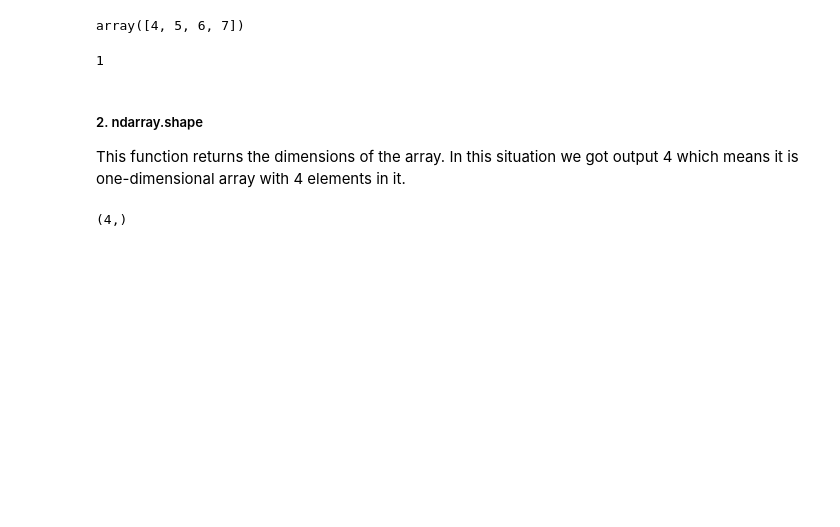
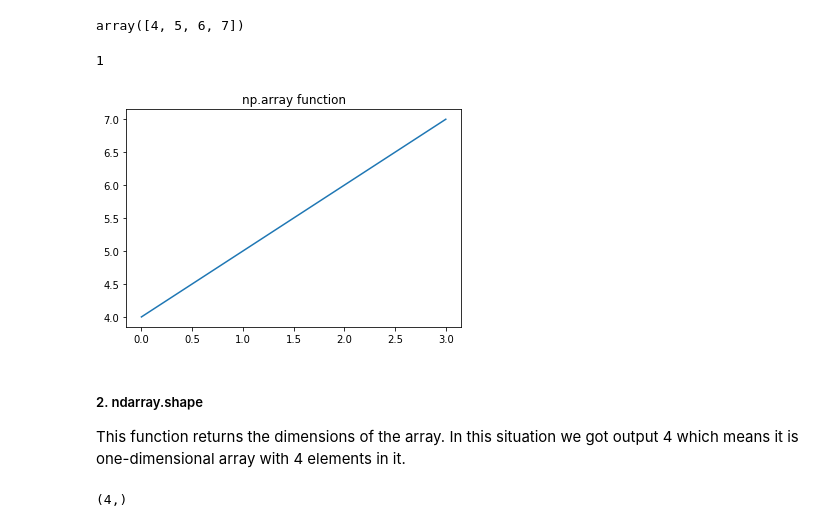
Before and after one commit to doriszd/numpy-random_new, a Jupyter notebook: Programming for Data Analysis - Assignment 2019.ipynb, the cells around one changed output. Saved outputs shown, nothing was run; the diff lists cells and outputs as text; code cells hidden in the pictures; blank space fills up the shorter version.

```diff
--- a/Programming for Data Analysis - Assignment 2019.ipynb
+++ b/Programming for Data Analysis - Assignment 2019.ipynb
@@ -44,6 +44,20 @@ array([4, 5, 6, 7])
 a.ndim
 # %% [output]
 1
+# %%
+# Import numpy as np
+import numpy as np
+# Import matplotlib.pyplot as plt
+import matplotlib.pyplot as plt
+# b is defined as np.array function.. It starts from 4 up to 7 as in an example above.
+b = np.array([4, 5, 6, 7])
+# Call function b
+plt.plot(b)
+# Show the plot
+plt.title("np.array function")
+plt.show()
+# %% [output]
+[figure, added]
 # %% [markdown]
 ##### 2. ndarray.shape
 
```
Also changed, not shown: parts of 1 cell of this notebook.
